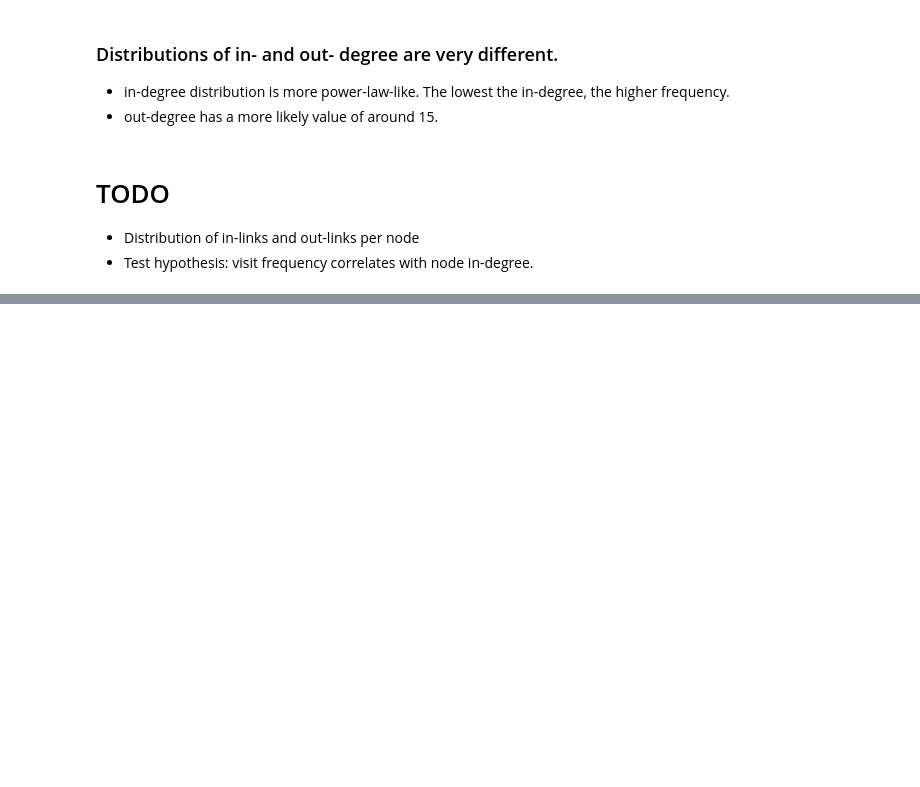
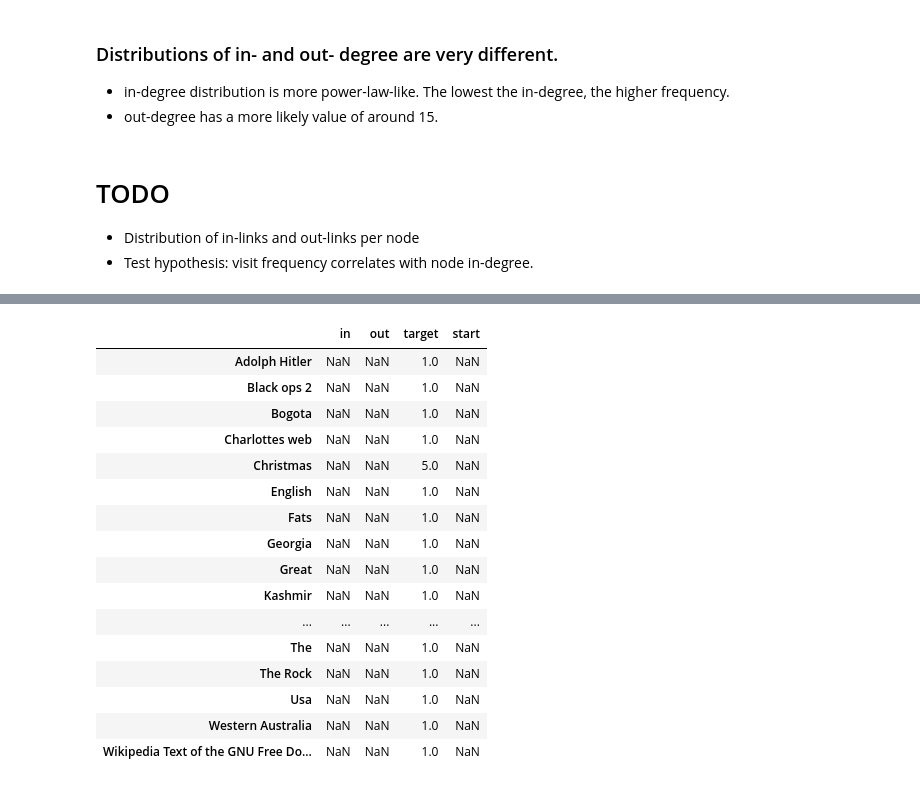
Before and after one commit to epfl-ada/ada-2022-project-theadalyzers, a Jupyter notebook: network-analysis.ipynb, the cells around one changed output, grey strips where cells are left out. Saved outputs shown, nothing was run; the diff lists cells and outputs as text; code cells hidden in the pictures; blank space fills up the shorter version.

```diff
--- a/network-analysis.ipynb
+++ b/network-analysis.ipynb
@@ -287,0 +326,20 @@ degree_freq
+# %%
+degree_connect[degree_connect[["in","out"]].isna().any(axis=1)]
+# %% [output]
+|  | in | out | target | start |
+| Adolph Hitler | NaN | NaN | 1.0 | NaN |
+| Black ops 2 | NaN | NaN | 1.0 | NaN |
+| Bogota | NaN | NaN | 1.0 | NaN |
+| Charlottes web | NaN | NaN | 1.0 | NaN |
+| Christmas | NaN | NaN | 5.0 | NaN |
+| English | NaN | NaN | 1.0 | NaN |
+| Fats | NaN | NaN | 1.0 | NaN |
+| Georgia | NaN | NaN | 1.0 | NaN |
+| Great | NaN | NaN | 1.0 | NaN |
+| Kashmir | NaN | NaN | 1.0 | NaN |
+| ... | ... | ... | ... | ... |
+| The | NaN | NaN | 1.0 | NaN |
+| The Rock | NaN | NaN | 1.0 | NaN |
+| Usa | NaN | NaN | 1.0 | NaN |
+| Western Australia | NaN | NaN | 1.0 | NaN |
+| Wikipedia Text of the GNU Free Do... | NaN | NaN | 1.0 | NaN |
```
Also changed, not shown: parts of 19 cells of this notebook.
